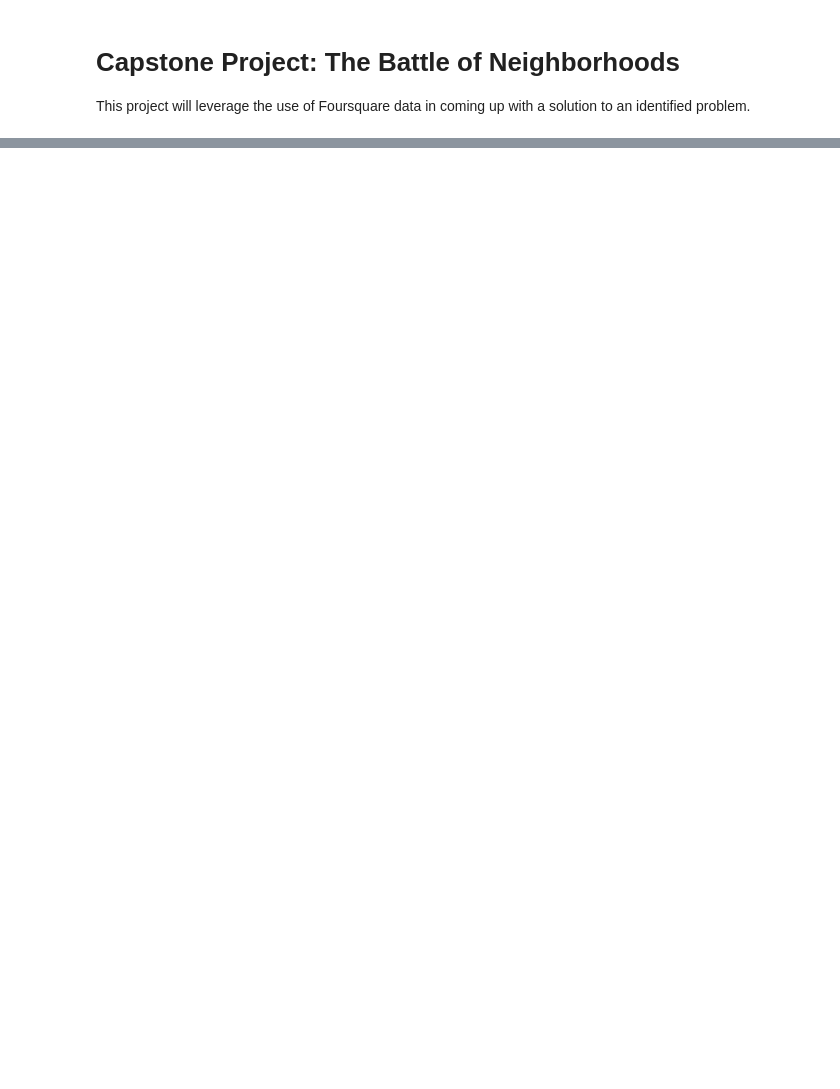
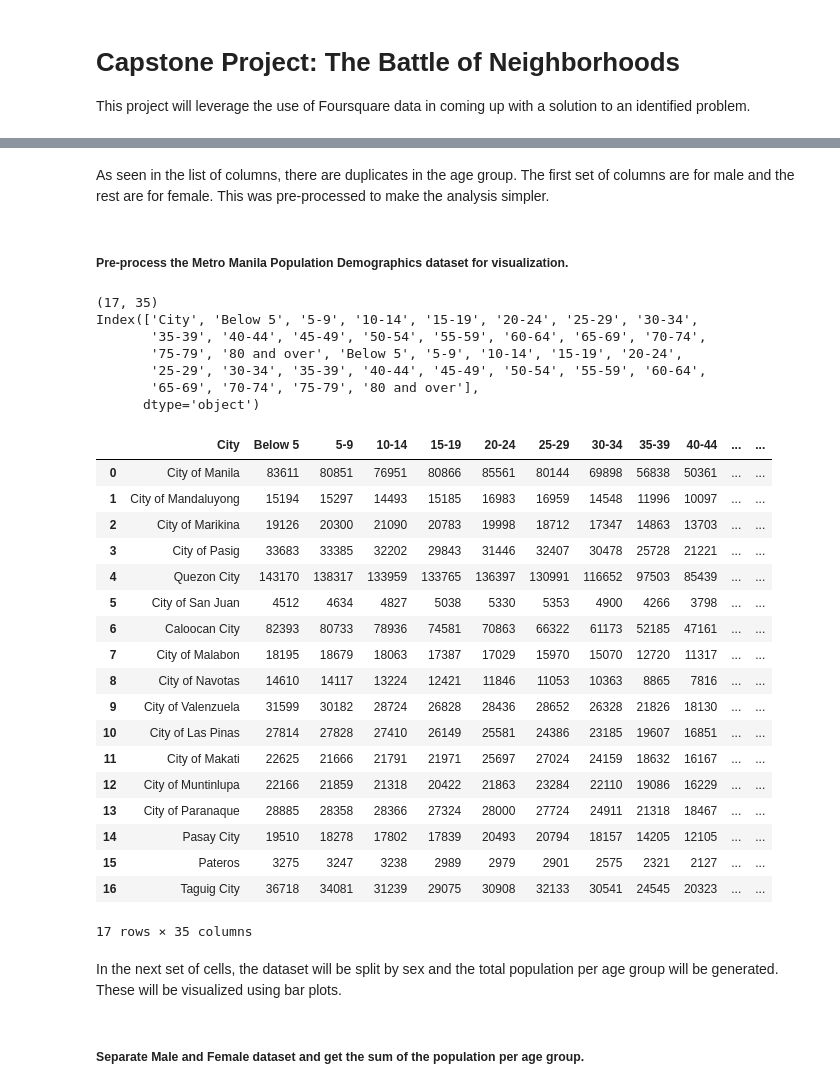
Before and after one commit to ktbaliton/Coursera_Capstone, a Jupyter notebook: Capstone Project: The Battle of Neighborhoods.ipynb, the cells around one changed output, grey strips where cells are left out. Drawn from its saved outputs; the diff is of its cells as text; code cells hidden in the pictures; blank space fills up the shorter version.

```diff
--- a/Capstone Project: The Battle of Neighborhoods.ipynb
+++ b/Capstone Project: The Battle of Neighborhoods.ipynb
@@ -16,0 +88,7 @@ The following data will be used to come up with the recommendation for the case
+# %%
+body = client_89ca758a52c344798e462f0a325e493c.get_object(Bucket='myproject-donotdelete-pr-0lgvdgfyv0zzal',Key='MM Population Demographics.xlsx')['Body']
+# add missing __iter__ method, so pandas accepts body as file-like object
+if not hasattr(body, "__iter__"): body.__iter__ = types.MethodType( __iter__, body )
+
+df_pop_demo = pd.read_excel(body)
+df_pop_demo.head()
@@ -16,0 +103,48 @@ The following data will be used to come up with the recommendation for the case
+# %% [markdown]
+As seen in the list of columns, there are duplicates in the age group. The first set of columns are for male and the rest are for female. This was pre-processed to make the analysis simpler.
+# %% [markdown]
+##### Pre-process the Metro Manila Population Demographics dataset for visualization.
+# %%
+# Rename the columns to make these uniform.
+columns_list = ['City', 'Below 5', '5-9', '10-14', '15-19', '20-24', '25-29',
+       '30-34', '35-39', '40-44', '45-49', '50-54', '55-59', '60-64', '65-69',
+       '70-74', '75-79', '80 and over', 'Below 5', '5-9', '10-14', '15-19', '20-24', '25-29',
+       '30-34', '35-39', '40-44', '45-49', '50-54', '55-59', '60-64', '65-69',
+       '70-74', '75-79', '80 and over']
+df_pop_demo.columns = columns_list
+# %%
+# Shape and listed columns are printed and df_pop_demo dataframe is shown.
+print(df_pop_demo.shape)
+print(df_pop_demo.columns)
+df_pop_demo
+# %% [output]
+(17, 35)
+Index(['City', 'Below 5', '5-9', '10-14', '15-19', '20-24', '25-29', '30-34',
+       '35-39', '40-44', '45-49', '50-54', '55-59', '60-64', '65-69', '70-74',
+       '75-79', '80 and over', 'Below 5', '5-9', '10-14', '15-19', '20-24',
+       '25-29', '30-34', '35-39', '40-44', '45-49', '50-54', '55-59', '60-64',
+       '65-69', '70-74', '75-79', '80 and over'],
+      dtype='object')
+|  | City | Below 5 | 5-9 | 10-14 | 15-19 | 20-24 | 25-29 | 30-34 | 35-39 | 40-44 | ... | ... |
+| 0 | City of Manila | 83611 | 80851 | 76951 | 80866 | 85561 | 80144 | 69898 | 56838 | 50361 | ... | ... |
+| 1 | City of Mandaluyong | 15194 | 15297 | 14493 | 15185 | 16983 | 16959 | 14548 | 11996 | 10097 | ... | ... |
+| 2 | City of Marikina | 19126 | 20300 | 21090 | 20783 | 19998 | 18712 | 17347 | 14863 | 13703 | ... | ... |
+| 3 | City of Pasig | 33683 | 33385 | 32202 | 29843 | 31446 | 32407 | 30478 | 25728 | 21221 | ... | ... |
+| 4 | Quezon City | 143170 | 138317 | 133959 | 133765 | 136397 | 130991 | 116652 | 97503 | 85439 | ... | ... |
+| 5 | City of San Juan | 4512 | 4634 | 4827 | 5038 | 5330 | 5353 | 4900 | 4266 | 3798 | ... | ... |
+| 6 | Caloocan City | 82393 | 80733 | 78936 | 74581 | 70863 | 66322 | 61173 | 52185 | 47161 | ... | ... |
+| 7 | City of Malabon | 18195 | 18679 | 18063 | 17387 | 17029 | 15970 | 15070 | 12720 | 11317 | ... | ... |
+| 8 | City of Navotas | 14610 | 14117 | 13224 | 12421 | 11846 | 11053 | 10363 | 8865 | 7816 | ... | ... |
+| 9 | City of Valenzuela | 31599 | 30182 | 28724 | 26828 | 28436 | 28652 | 26328 | 21826 | 18130 | ... | ... |
+| 10 | City of Las Pinas | 27814 | 27828 | 27410 | 26149 | 25581 | 24386 | 23185 | 19607 | 16851 | ... | ... |
+| 11 | City of Makati | 22625 | 21666 | 21791 | 21971 | 25697 | 27024 | 24159 | 18632 | 16167 | ... | ... |
+| 12 | City of Muntinlupa | 22166 | 21859 | 21318 | 20422 | 21863 | 23284 | 22110 | 19086 | 16229 | ... | ... |
+| 13 | City of Paranaque | 28885 | 28358 | 28366 | 27324 | 28000 | 27724 | 24911 | 21318 | 18467 | ... | ... |
+| 14 | Pasay City | 19510 | 18278 | 17802 | 17839 | 20493 | 20794 | 18157 | 14205 | 12105 | ... | ... |
+| 15 | Pateros | 3275 | 3247 | 3238 | 2989 | 2979 | 2901 | 2575 | 2321 | 2127 | ... | ... |
+| 16 | Taguig City | 36718 | 34081 | 31239 | 29075 | 30908 | 32133 | 30541 | 24545 | 20323 | ... | ... |
+17 rows × 35 columns
+# %% [markdown]
+In the next set of cells, the dataset will be split by sex and the total population per age group will be generated. These will be visualized using bar plots.
+# %% [markdown]
+##### Separate Male and Female dataset and get the sum of the population per age group.
```
Also changed, not shown: parts of 73 cells of this notebook.
